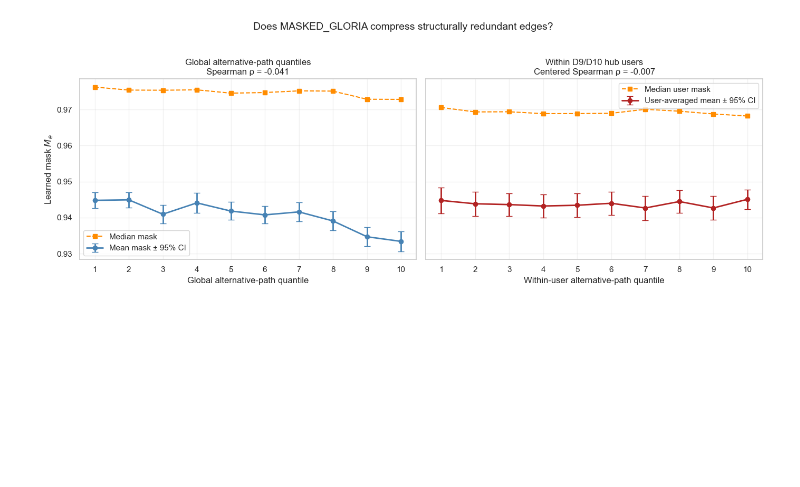
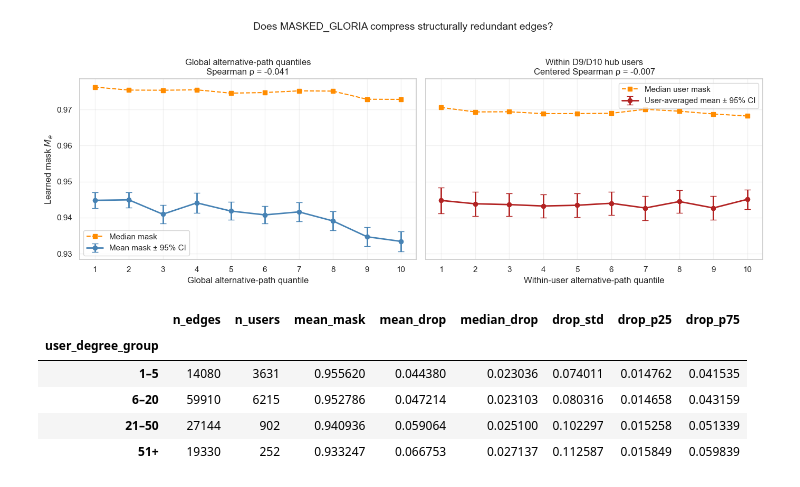
Before and after one commit to VuLamAnh151203/masked_learn, a Jupyter notebook: src/mask_analysis.ipynb, the cells around one changed output. Saved outputs shown, nothing was run; the diff lists cells and outputs as text; code cells hidden in the pictures; blank space fills up the shorter version.

```diff
--- a/src/mask_analysis.ipynb
+++ b/src/mask_analysis.ipynb
@@ -3044,0 +3061,24 @@ plt.show()
+# %%
+edge_weighted_summary = (
+    analysis.groupby("user_degree_group", observed=True)
+    .agg(
+        n_edges=("drop", "size"),
+        n_users=(USER_COL, "nunique"),
+        mean_mask=("mask", "mean"),
+        mean_drop=("drop", "mean"),
+        median_drop=("drop", "median"),
+        drop_std=("drop", "std"),
+        drop_p25=("drop", lambda x: np.percentile(x, 25)),
+        drop_p75=("drop", lambda x: np.percentile(x, 75)),
+    )
+    .reindex(degree_labels)
+)
+
+display(edge_weighted_summary.round(6))
+# %% [output]
+|  | n_edges | n_users | mean_mask | mean_drop | median_drop | drop_std | drop_p25 | drop_p75 |
+| user_degree_group |  |  |  |  |  |  |  |  |
+| 1–5 | 14080 | 3631 | 0.955620 | 0.044380 | 0.023036 | 0.074011 | 0.014762 | 0.041535 |
+| 6–20 | 59910 | 6215 | 0.952786 | 0.047214 | 0.023103 | 0.080316 | 0.014658 | 0.043159 |
+| 21–50 | 27144 | 902 | 0.940936 | 0.059064 | 0.025100 | 0.102297 | 0.015258 | 0.051339 |
+| 51+ | 19330 | 252 | 0.933247 | 0.066753 | 0.027137 | 0.112587 | 0.015849 | 0.059839 |
```
Also changed, not shown: parts of 11 cells of this notebook, 9 other files.
